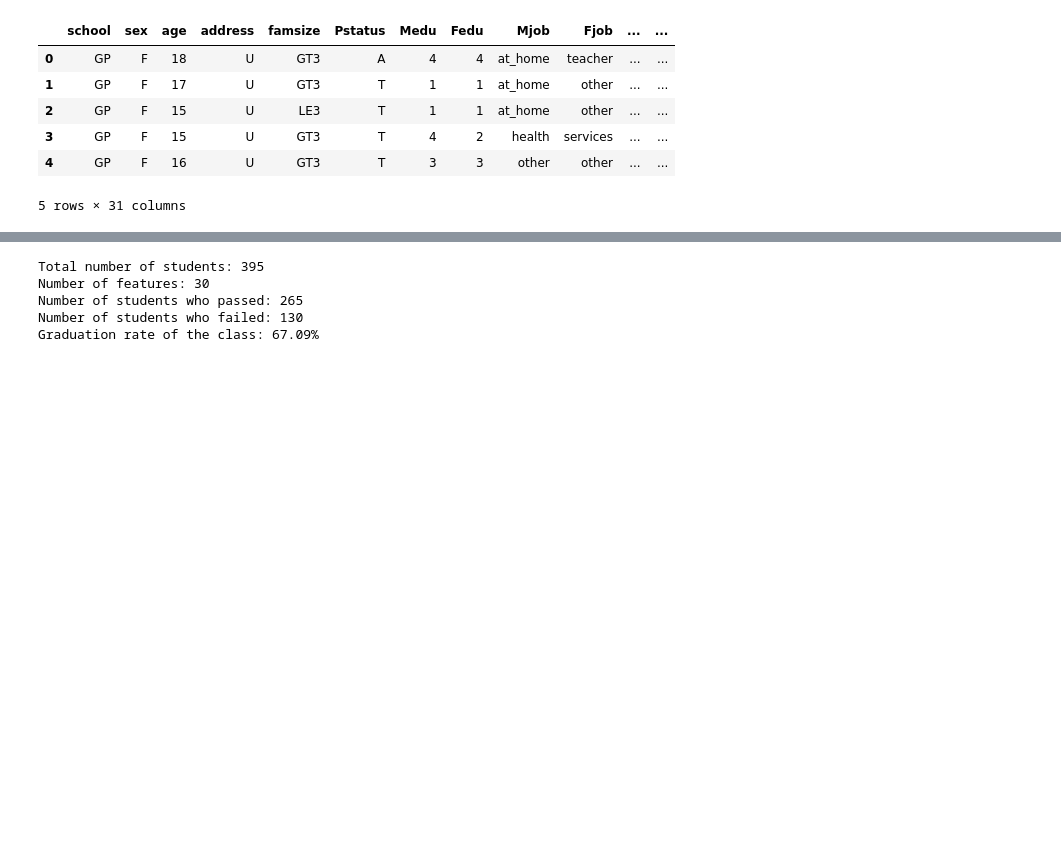
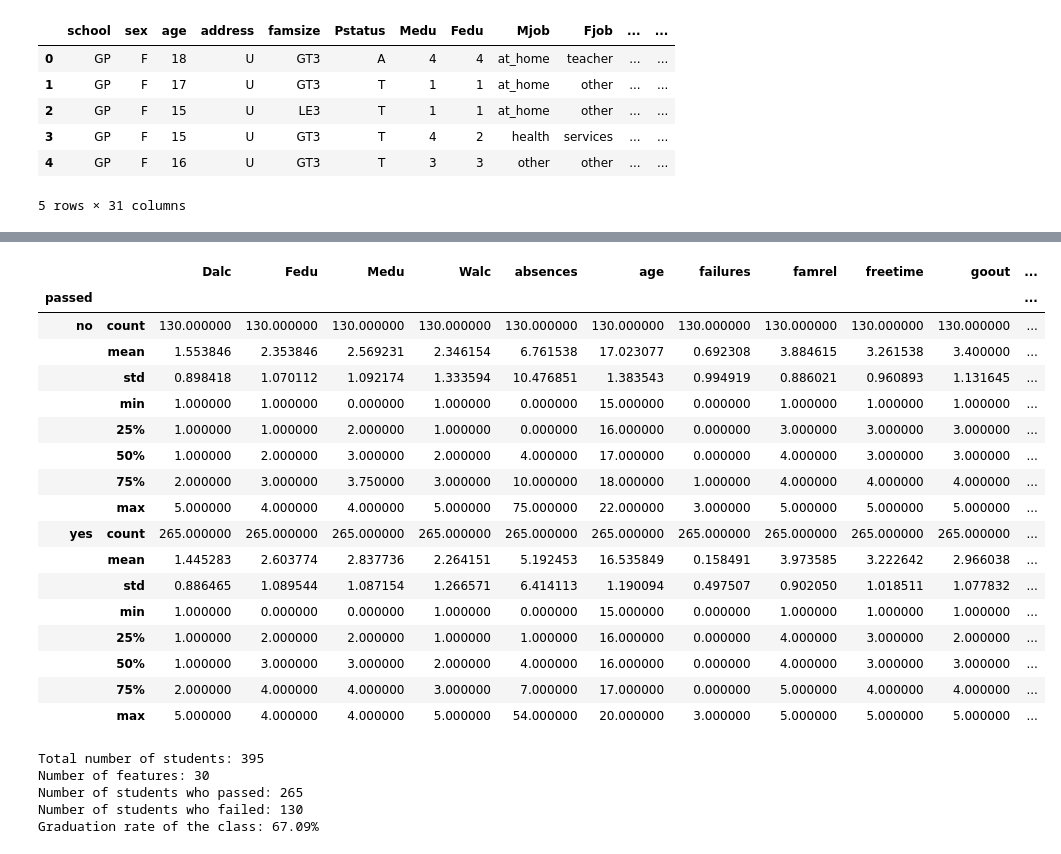
Before and after one commit to iterativo/machine-learning-nanodegree, a Jupyter notebook: projects/student_intervention/student_intervention.ipynb, the cells around one changed output, grey strips where cells are left out. Drawn from its saved outputs; the diff is of its cells as text; code cells hidden in the pictures; blank space fills up the shorter version.

```diff
--- a/projects/student_intervention/student_intervention.ipynb
+++ b/projects/student_intervention/student_intervention.ipynb
@@ -53,6 +60,28 @@ student_data.head()
 # %%
 passed = student_data['passed']
 features = student_data.drop('passed', axis = 1)
+# %%
+passed_groupby = student_data.groupby('passed')
+passed_groupby.describe()
+# %% [output]
+|  |  | Dalc | Fedu | Medu | Walc | absences | age | failures | famrel | freetime | goout | ... |
+| passed |  |  |  |  |  |  |  |  |  |  |  | ... |
+| no | count | 130.000000 | 130.000000 | 130.000000 | 130.000000 | 130.000000 | 130.000000 | 130.000000 | 130.000000 | 130.000000 | 130.000000 | ... |
+|  | mean | 1.553846 | 2.353846 | 2.569231 | 2.346154 | 6.761538 | 17.023077 | 0.692308 | 3.884615 | 3.261538 | 3.400000 | ... |
+|  | std | 0.898418 | 1.070112 | 1.092174 | 1.333594 | 10.476851 | 1.383543 | 0.994919 | 0.886021 | 0.960893 | 1.131645 | ... |
+|  | min | 1.000000 | 1.000000 | 0.000000 | 1.000000 | 0.000000 | 15.000000 | 0.000000 | 1.000000 | 1.000000 | 1.000000 | ... |
+|  | 25% | 1.000000 | 1.000000 | 2.000000 | 1.000000 | 0.000000 | 16.000000 | 0.000000 | 3.000000 | 3.000000 | 3.000000 | ... |
+|  | 50% | 1.000000 | 2.000000 | 3.000000 | 2.000000 | 4.000000 | 17.000000 | 0.000000 | 4.000000 | 3.000000 | 3.000000 | ... |
+|  | 75% | 2.000000 | 3.000000 | 3.750000 | 3.000000 | 10.000000 | 18.000000 | 1.000000 | 4.000000 | 4.000000 | 4.000000 | ... |
+|  | max | 5.000000 | 4.000000 | 4.000000 | 5.000000 | 75.000000 | 22.000000 | 3.000000 | 5.000000 | 5.000000 | 5.000000 | ... |
+| yes | count | 265.000000 | 265.000000 | 265.000000 | 265.000000 | 265.000000 | 265.000000 | 265.000000 | 265.000000 | 265.000000 | 265.000000 | ... |
+|  | mean | 1.445283 | 2.603774 | 2.837736 | 2.264151 | 5.192453 | 16.535849 | 0.158491 | 3.973585 | 3.222642 | 2.966038 | ... |
+|  | std | 0.886465 | 1.089544 | 1.087154 | 1.266571 | 6.414113 | 1.190094 | 0.497507 | 0.902050 | 1.018511 | 1.077832 | ... |
+|  | min | 1.000000 | 0.000000 | 0.000000 | 1.000000 | 0.000000 | 15.000000 | 0.000000 | 1.000000 | 1.000000 | 1.000000 | ... |
+|  | 25% | 1.000000 | 2.000000 | 2.000000 | 1.000000 | 1.000000 | 16.000000 | 0.000000 | 4.000000 | 3.000000 | 2.000000 | ... |
+|  | 50% | 1.000000 | 3.000000 | 3.000000 | 2.000000 | 4.000000 | 16.000000 | 0.000000 | 4.000000 | 3.000000 | 3.000000 | ... |
+|  | 75% | 2.000000 | 4.000000 | 4.000000 | 3.000000 | 7.000000 | 17.000000 | 0.000000 | 5.000000 | 4.000000 | 4.000000 | ... |
+|  | max | 5.000000 | 4.000000 | 4.000000 | 5.000000 | 54.000000 | 20.000000 | 3.000000 | 5.000000 | 5.000000 | 5.000000 | ... |
 # %%
 # Force floating point division
 from __future__ import division
```
Also changed, not shown: parts of 4 cells of this notebook.
